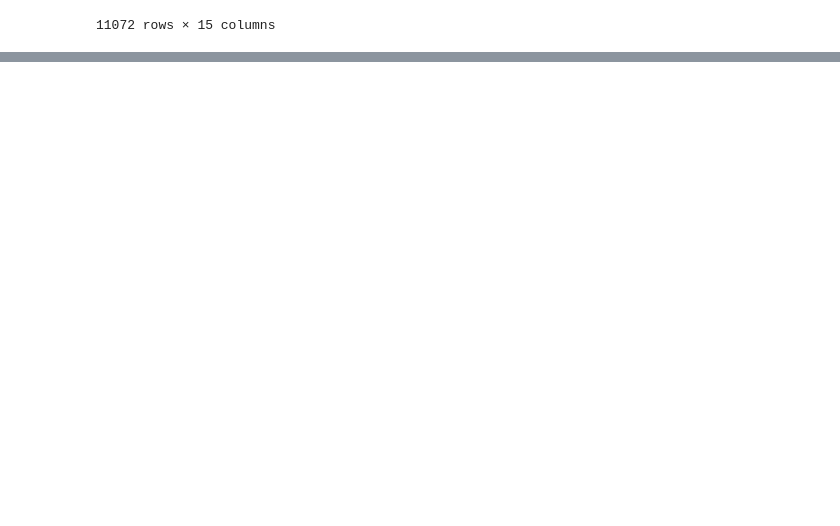
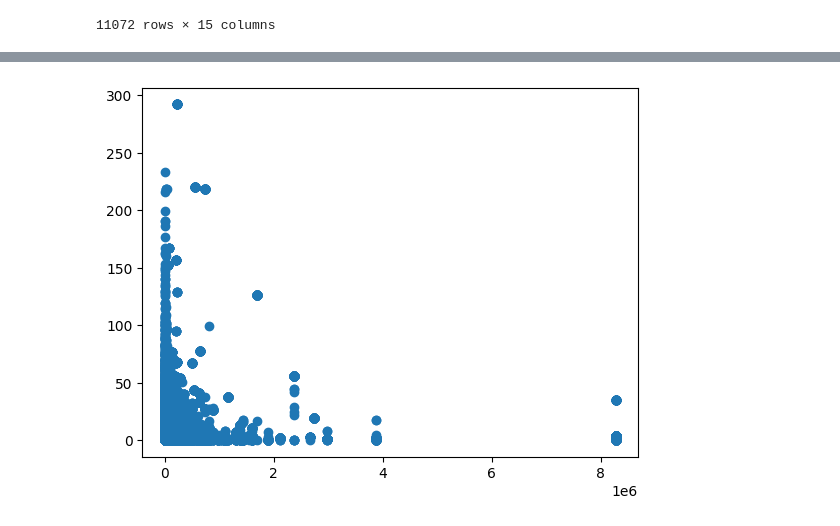
Before and after one commit to donicas/ftiproj, a Jupyter notebook: FTIproj.ipynb, the cells around one changed output, grey strips where cells are left out. Saved outputs shown, nothing was run; the diff lists cells and outputs as text; code cells hidden in the pictures; blank space fills up the shorter version.

```diff
--- a/FTIproj.ipynb
+++ b/FTIproj.ipynb
@@ -169,0 +204,5 @@ df_copy_two.dropna(subset=["health_contaminant_names"])
+# %%
+plt.scatter(df_copy_two['population'], df_copy_two['total_violations'])
+plt.show()
+# %% [output]
+[figure, added]
```
Also changed, not shown: parts of 5 cells of this notebook.
